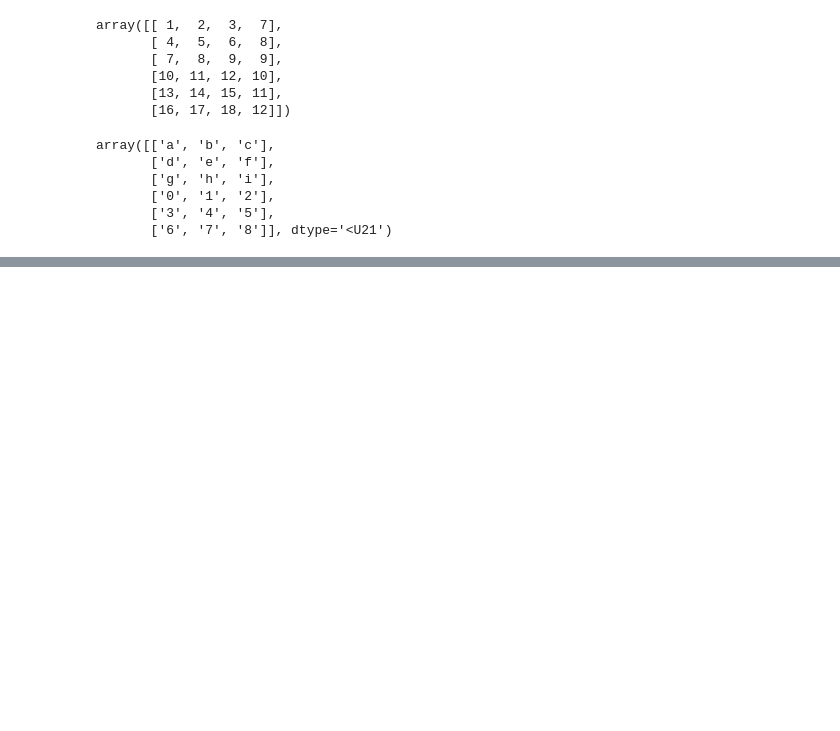
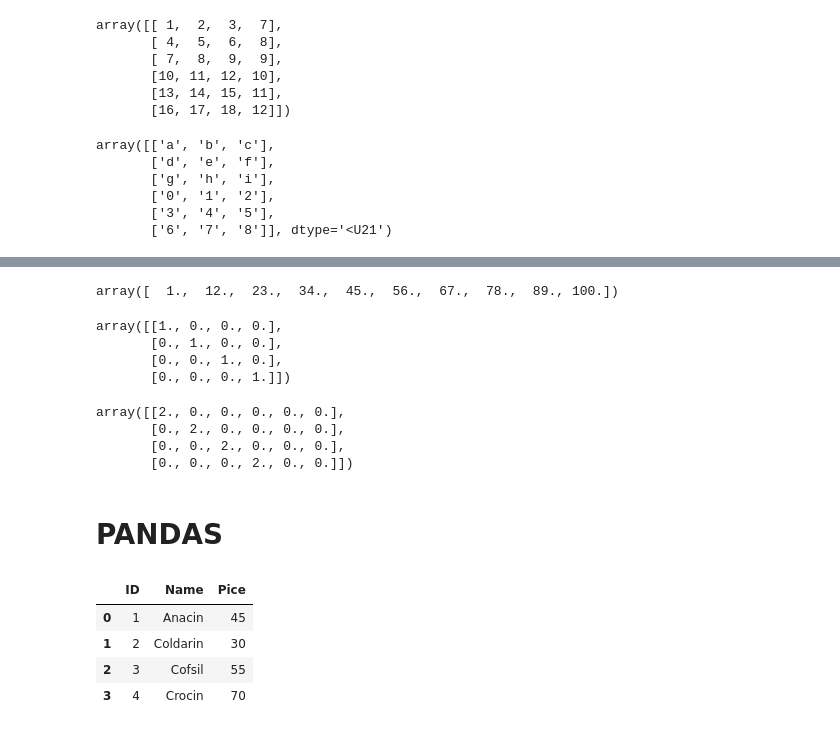
Before and after one commit to grishmamanchekar17-web/Python, a Jupyter notebook: Practice.ipynb, the cells around one changed output, grey strips where cells are left out. Cells and saved outputs as stored; diff of their text form; code cells hidden in the pictures; blank space fills up the shorter version.

```diff
--- a/Practice.ipynb
+++ b/Practice.ipynb
@@ -1595,0 +1703,37 @@ array([['a', 'b', 'c'],
+# %%
+arr2
+# %% [output]
+array([  1.,  12.,  23.,  34.,  45.,  56.,  67.,  78.,  89., 100.])
+# %%
+i=np.identity(4)
+i
+# %% [output]
+array([[1., 0., 0., 0.],
+       [0., 1., 0., 0.],
+       [0., 0., 1., 0.],
+       [0., 0., 0., 1.]])
+# %%
+e=np.eye(4,6)
+e*2
+# %% [output]
+array([[2., 0., 0., 0., 0., 0.],
+       [0., 2., 0., 0., 0., 0.],
+       [0., 0., 2., 0., 0., 0.],
+       [0., 0., 0., 2., 0., 0.]])
+# %% [markdown]
+# PANDAS
+# %%
+import warnings
+warnings.filterwarnings("ignore")
+import pandas as pd
+dict1={"ID":[1,2,3,4],
+       "Name":["Anacin","Coldarin","Cofsil","Crocin"],
+       "Pice":[45,30,55,70]}
+df = pd.DataFrame(dict1)
+df
+# %% [output]
+|  | ID | Name | Pice |
+| 0 | 1 | Anacin | 45 |
+| 1 | 2 | Coldarin | 30 |
+| 2 | 3 | Cofsil | 55 |
+| 3 | 4 | Crocin | 70 |
```
Also changed, not shown: parts of 23 cells of this notebook.
